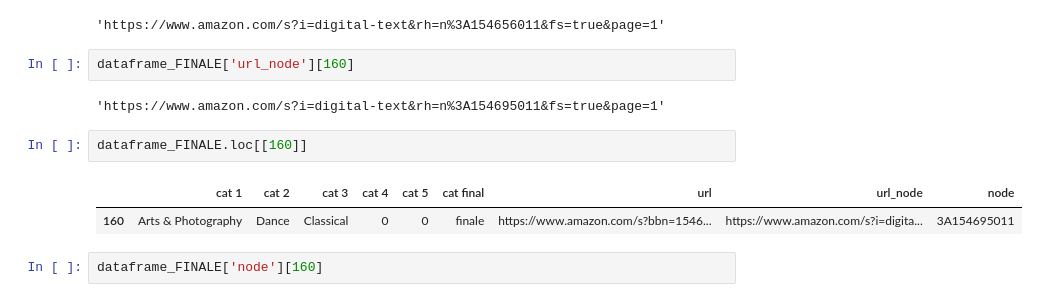
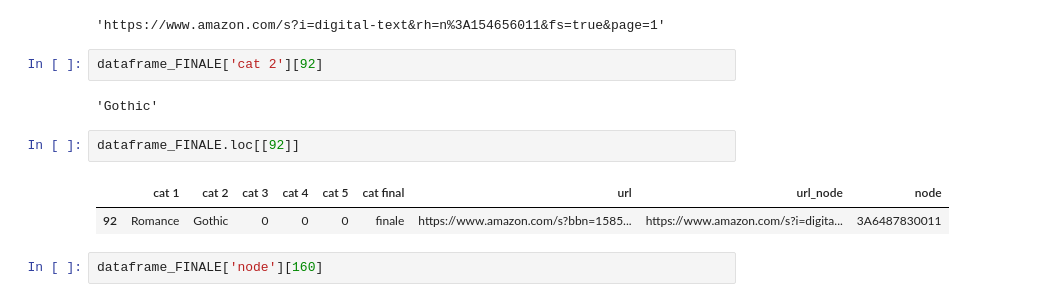
Before and after one commit to thomasgassin/kindle-scrapper, a Jupyter notebook: notebooks/NoteBook.ipynb, the cells around one changed output. Saved outputs shown, nothing was run; the diff lists cells and outputs as text.

```diff
--- a/notebooks/NoteBook.ipynb
+++ b/notebooks/NoteBook.ipynb
@@ -924,14 +923,14 @@ dataframe_FINALE['url_node'][0]
 # %% [output]
 'https://www.amazon.com/s?i=digital-text&rh=n%3A154656011&fs=true&page=1'
 # %%
-dataframe_FINALE['url_node'][160]
+dataframe_FINALE['cat 2'][92]
 # %% [output]
-'https://www.amazon.com/s?i=digital-text&rh=n%3A154695011&fs=true&page=1'
+'Gothic'
 # %%
-dataframe_FINALE.loc[[160]]
+dataframe_FINALE.loc[[92]]
 # %% [output]
 |  | cat 1 | cat 2 | cat 3 | cat 4 | cat 5 | cat final | url | url_node | node |
-| 160 | Arts & Photography | Dance | Classical | 0 | 0 | finale | https://www.amazon.com/s?bbn=1546... | https://www.amazon.com/s?i=digita... | 3A154695011 |
+| 92 | Romance | Gothic | 0 | 0 | 0 | finale | https://www.amazon.com/s?bbn=1585... | https://www.amazon.com/s?i=digita... | 3A6487830011 |
 # %%
 dataframe_FINALE['node'][160]
 # %% [output]
```
Also changed, not shown: parts of 4 cells of this notebook.
